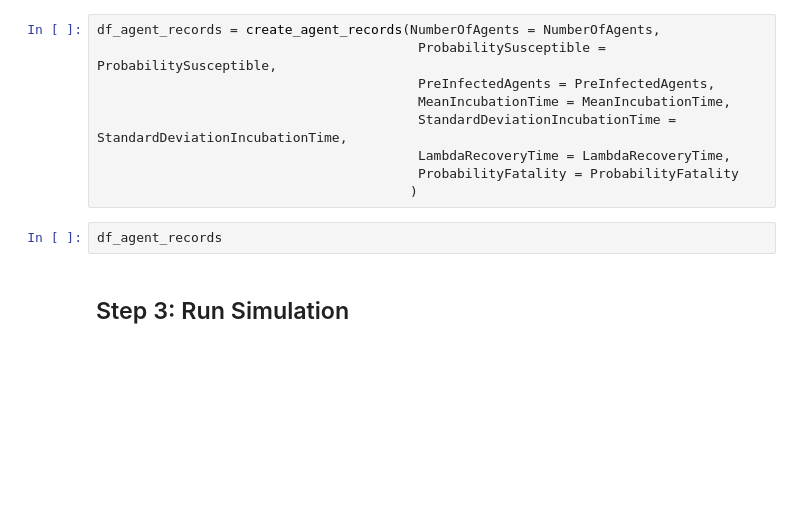
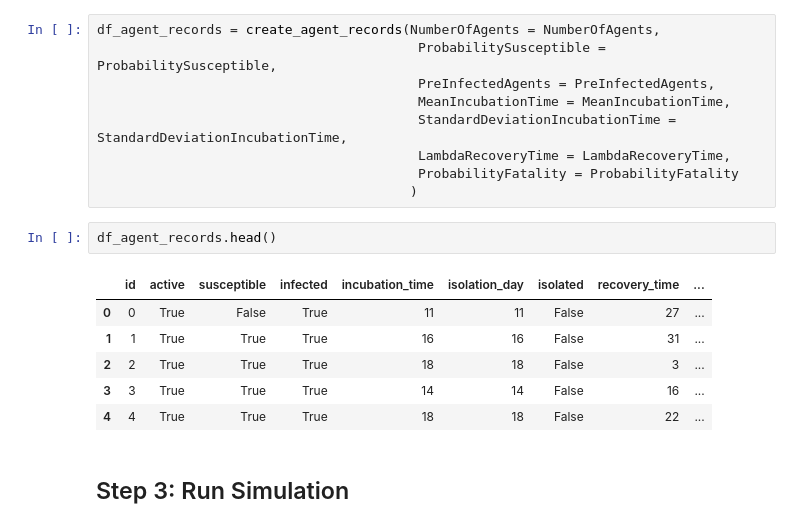
Before and after one commit to sdezoete/covidsim, a Jupyter notebook: COVID Simulator - Return to Office.ipynb, the cells around one changed output. Drawn from its saved outputs; the diff is of its cells as text; blank space fills up the shorter version.

```diff
--- a/COVID Simulator - Return to Office.ipynb
+++ b/COVID Simulator - Return to Office.ipynb
@@ -102,7 +102,14 @@ df_agent_records = create_agent_records(NumberOfAgents = NumberOfAgents,
                                          ProbabilityFatality = ProbabilityFatality
                                         )
 # %%
-df_agent_records
+df_agent_records.head()
+# %% [output]
+|  | id | active | susceptible | infected | incubation_time | isolation_day | isolated | recovery_time | ... |
+| 0 | 0 | True | False | True | 11 | 11 | False | 27 | ... |
+| 1 | 1 | True | True | True | 16 | 16 | False | 31 | ... |
+| 2 | 2 | True | True | True | 18 | 18 | False | 3 | ... |
+| 3 | 3 | True | True | True | 14 | 14 | False | 16 | ... |
+| 4 | 4 | True | True | True | 18 | 18 | False | 22 | ... |
 # %% [markdown]
 ## Step 3: Run Simulation
 # %% [markdown]
```
Also changed, not shown: parts of 9 cells of this notebook.
